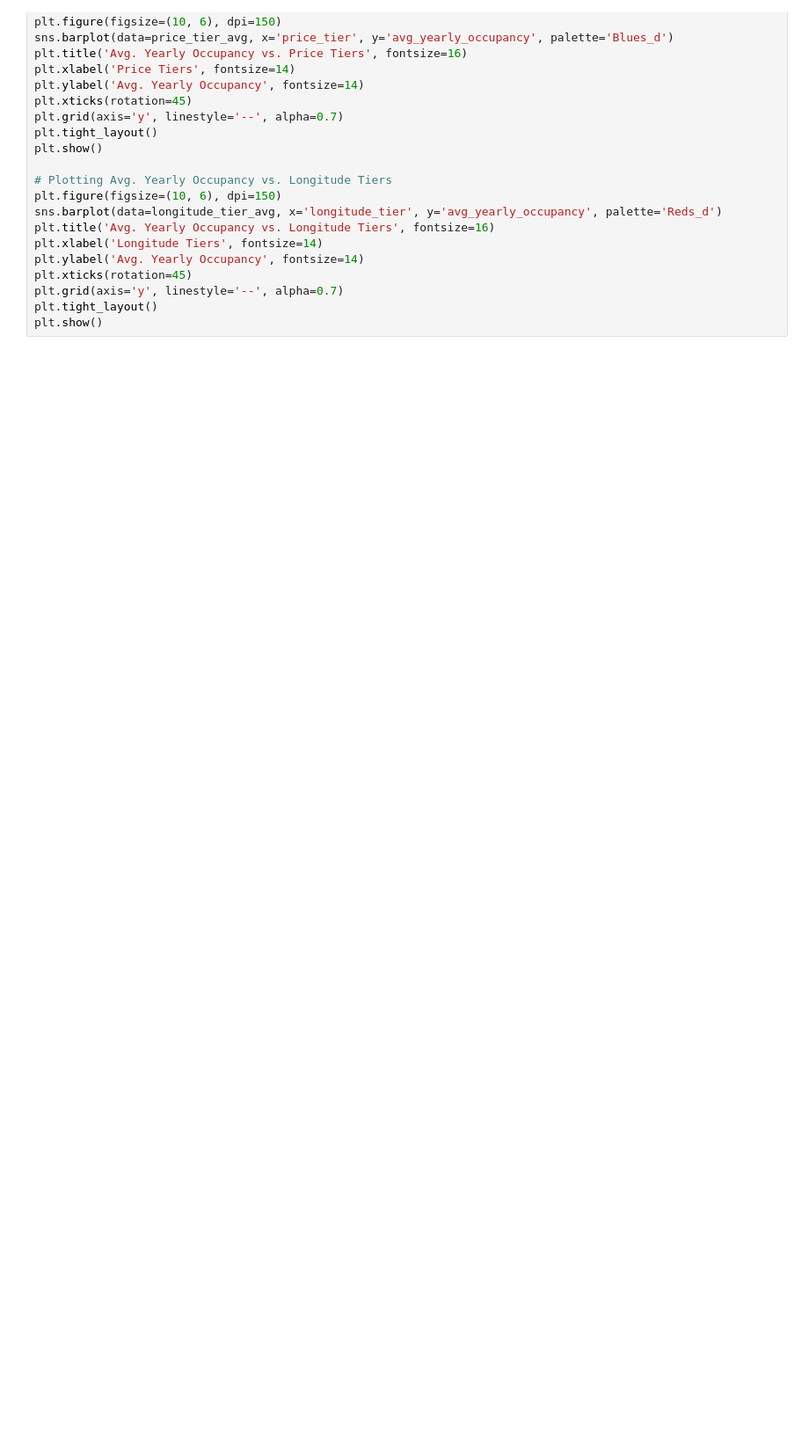
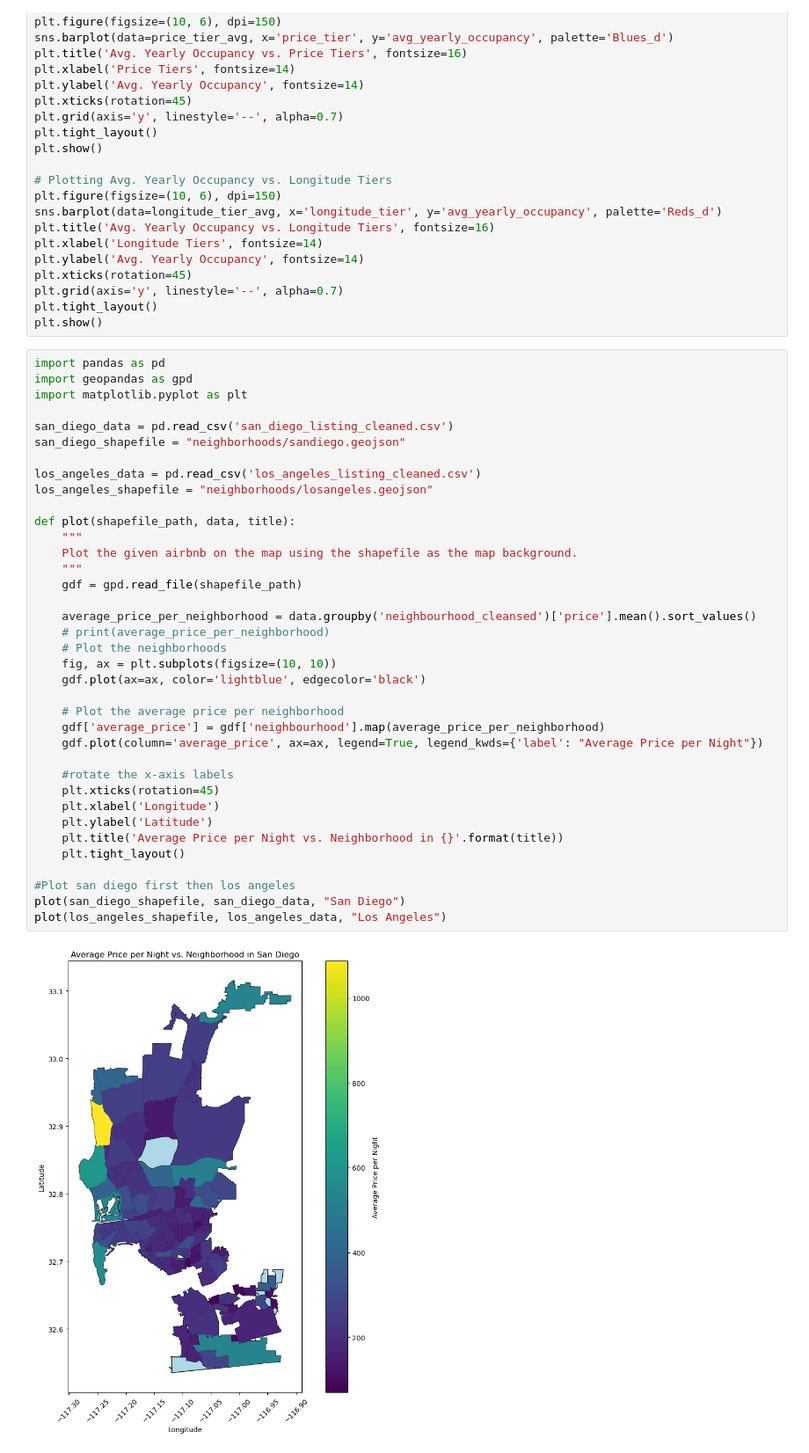
Before and after one commit to yahmad3495/ece-143-final-project, a Jupyter notebook: ece143_grp12_final.ipynb, the cells around one changed output. Shown: that part at 88% size. Cells and saved outputs as stored; diff of their text form; blank space fills up the shorter version.

Commit message:
Heatmap plots to final files

```diff
--- a/ece143_grp12_final.ipynb
+++ b/ece143_grp12_final.ipynb
@@ -642,3 +642,42 @@ plt.xticks(rotation=45)
 plt.grid(axis='y', linestyle='--', alpha=0.7)
 plt.tight_layout()
 plt.show()
+# %%
+import pandas as pd
+import geopandas as gpd
+import matplotlib.pyplot as plt
+
+san_diego_data = pd.read_csv('san_diego_listing_cleaned.csv')
+san_diego_shapefile = "neighborhoods/sandiego.geojson"
+
+los_angeles_data = pd.read_csv('los_angeles_listing_cleaned.csv')
+los_angeles_shapefile = "neighborhoods/losangeles.geojson"
+
+def plot(shapefile_path, data, title):
+    """
+    Plot the given airbnb on the map using the shapefile as the map background.
+    """
+    gdf = gpd.read_file(shapefile_path)
+
+    average_price_per_neighborhood = data.groupby('neighbourhood_cleansed')['price'].mean().sort_values()
+    # print(average_price_per_neighborhood)
+    # Plot the neighborhoods
+    fig, ax = plt.subplots(figsize=(10, 10))
+    gdf.plot(ax=ax, color='lightblue', edgecolor='black')
+
+    # Plot the average price per neighborhood
+    gdf['average_price'] = gdf['neighbourhood'].map(average_price_per_neighborhood)
+    gdf.plot(column='average_price', ax=ax, legend=True, legend_kwds={'label': "Average Price per Night"})
+
+    #rotate the x-axis labels
+    plt.xticks(rotation=45)
+    plt.xlabel('Longitude')
+    plt.ylabel('Latitude')
+    plt.title('Average Price per Night vs. Neighborhood in {}'.format(title))
+    plt.tight_layout()
+
+#Plot san diego first then los angeles
+plot(san_diego_shapefile, san_diego_data, "San Diego")
+plot(los_angeles_shapefile, los_angeles_data, "Los Angeles")
+# %% [output]
+[figure, added]
```
Also changed, not shown: parts of 1 cell of this notebook, 2 other files.
